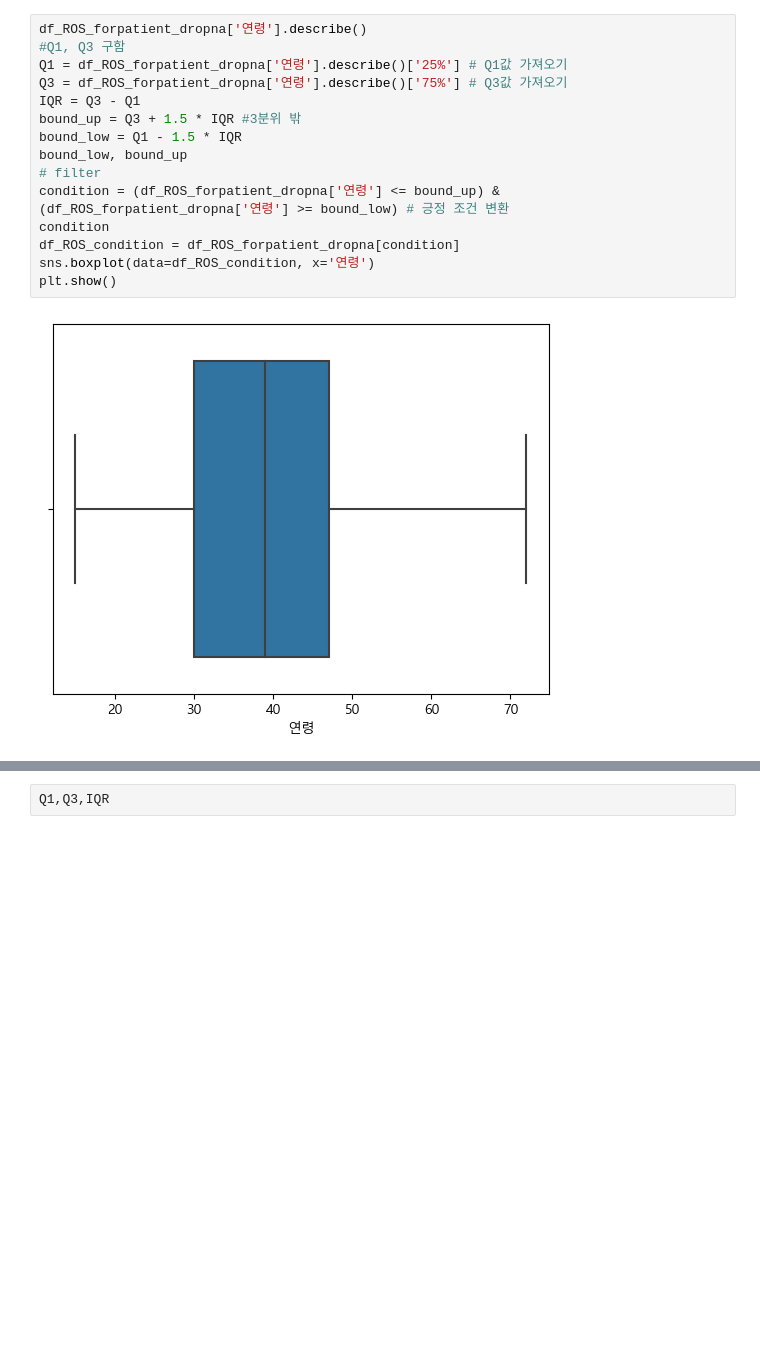
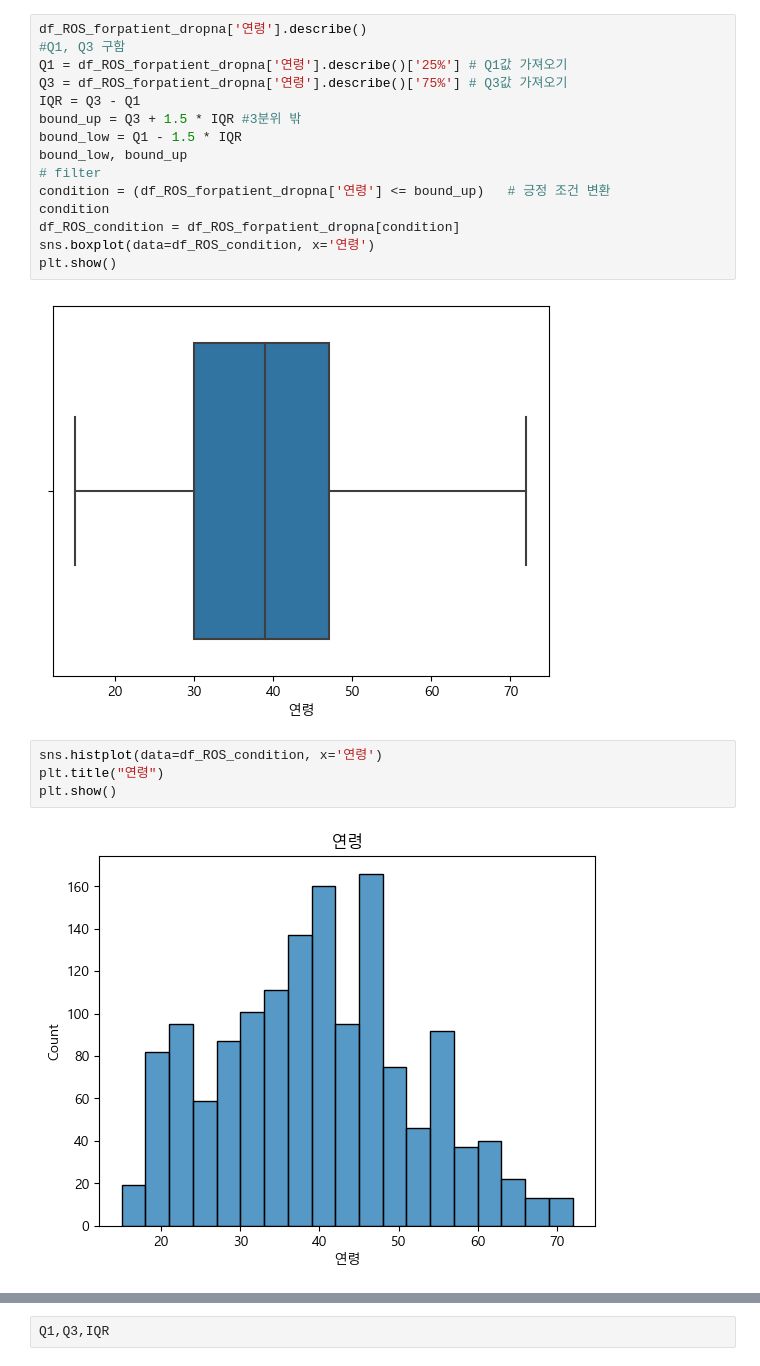
Before and after one commit to GabaeOh/study_data_analytics, a Jupyter notebook: codes/DDA/RecurrenceOfSurgery_DDA_quests.ipynb, the cells around one changed output, grey strips where cells are left out. Drawn from its saved outputs; the diff is of its cells as text; blank space fills up the shorter version.

```diff
--- a/codes/DDA/RecurrenceOfSurgery_DDA_quests.ipynb
+++ b/codes/DDA/RecurrenceOfSurgery_DDA_quests.ipynb
@@ -429,10 +429,16 @@ bound_up = Q3 + 1.5 * IQR #3분위 밖
 bound_low = Q1 - 1.5 * IQR
 bound_low, bound_up
 # filter
-condition = (df_ROS_forpatient_dropna['연령'] <= bound_up) & (df_ROS_forpatient_dropna['연령'] >= bound_low) # 긍정 조건 변환
+condition = (df_ROS_forpatient_dropna['연령'] <= bound_up)   # 긍정 조건 변환
 condition
 df_ROS_condition = df_ROS_forpatient_dropna[condition]
 sns.boxplot(data=df_ROS_condition, x='연령')
 plt.show()
 # %% [output]
 [figure]
+# %%
+sns.histplot(data=df_ROS_condition, x='연령')
+plt.title("연령")
+plt.show()
+# %% [output]
+[figure, added]
```
Also changed, not shown: parts of 4 cells of this notebook.
